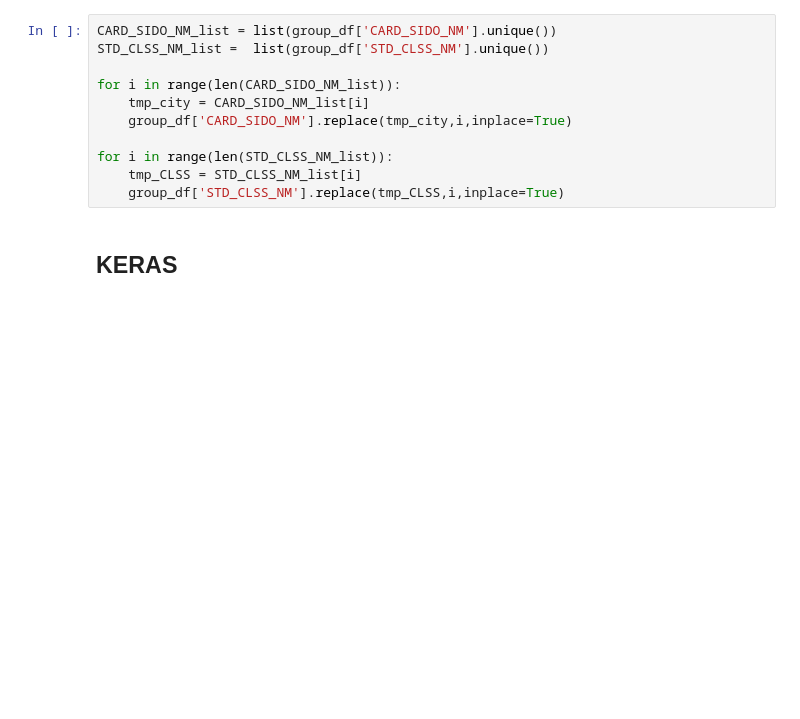
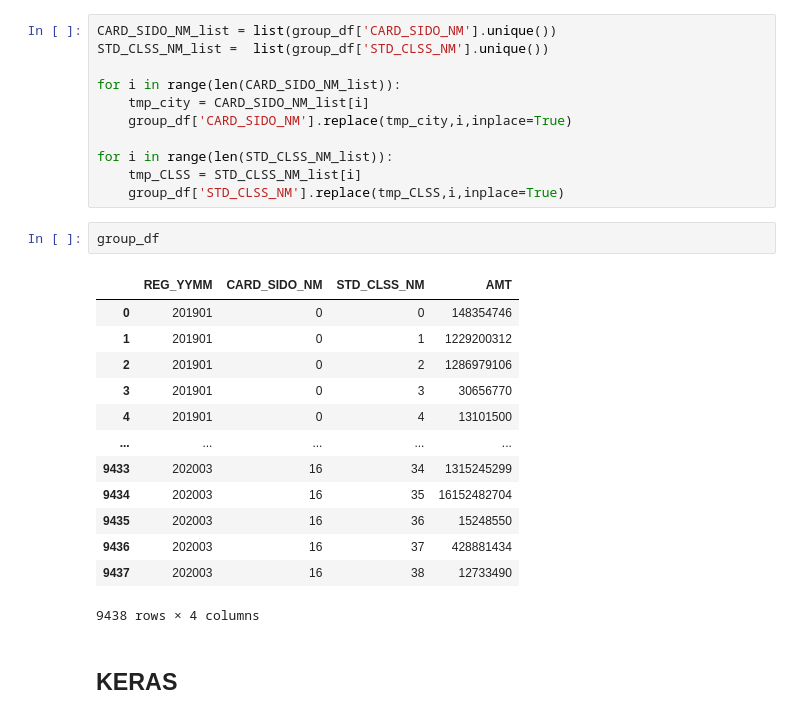
Before and after one commit to madfalc0n/Dacon_AI, a Jupyter notebook: DACON_제주_신용카드_빅데이터_경진대회/test.ipynb, the cells around one changed output. Drawn from its saved outputs; the diff is of its cells as text; blank space fills up the shorter version.

```diff
--- a/DACON_제주_신용카드_빅데이터_경진대회/test.ipynb
+++ b/DACON_제주_신용카드_빅데이터_경진대회/test.ipynb
@@ -63,6 +79,22 @@ for i in range(len(CARD_SIDO_NM_list)):
 for i in range(len(STD_CLSS_NM_list)):
     tmp_CLSS = STD_CLSS_NM_list[i]
     group_df['STD_CLSS_NM'].replace(tmp_CLSS,i,inplace=True)
+# %%
+group_df
+# %% [output]
+|  | REG_YYMM | CARD_SIDO_NM | STD_CLSS_NM | AMT |
+| 0 | 201901 | 0 | 0 | 148354746 |
+| 1 | 201901 | 0 | 1 | 1229200312 |
+| 2 | 201901 | 0 | 2 | 1286979106 |
+| 3 | 201901 | 0 | 3 | 30656770 |
+| 4 | 201901 | 0 | 4 | 13101500 |
+| ... | ... | ... | ... | ... |
+| 9433 | 202003 | 16 | 34 | 1315245299 |
+| 9434 | 202003 | 16 | 35 | 16152482704 |
+| 9435 | 202003 | 16 | 36 | 15248550 |
+| 9436 | 202003 | 16 | 37 | 428881434 |
+| 9437 | 202003 | 16 | 38 | 12733490 |
+9438 rows × 4 columns
 # %% [markdown]
 ## KERAS
 # %%
```
Also changed, not shown: parts of 15 cells of this notebook, 1 other file.
